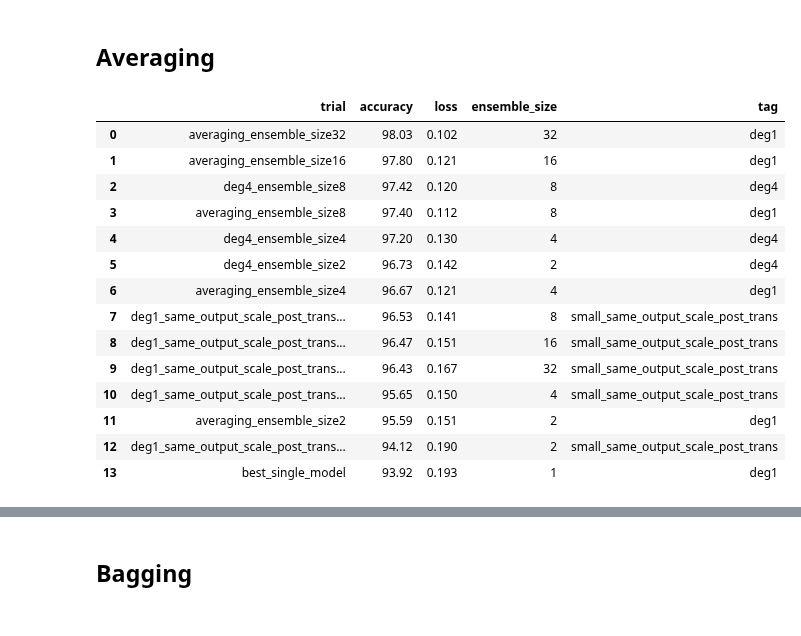
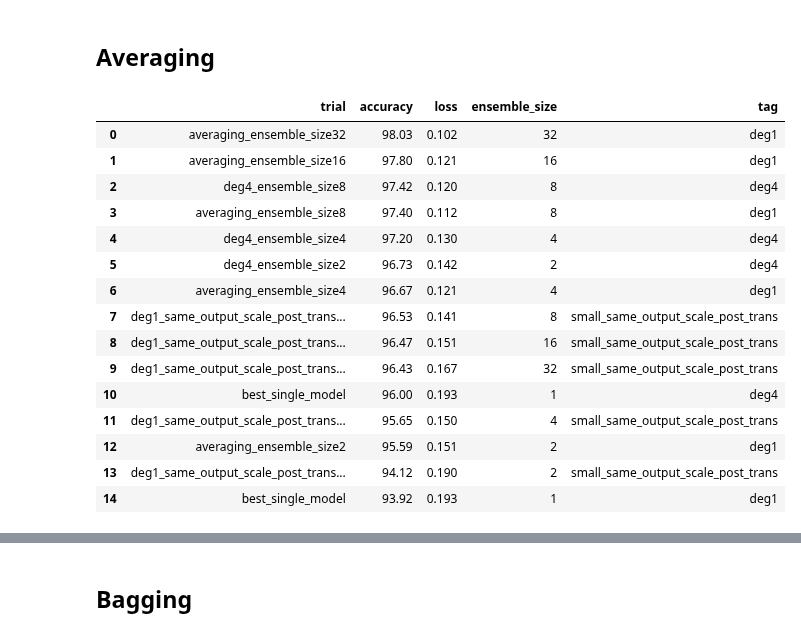
Before and after one commit to oliviaweng/logicnets, a Jupyter notebook: examples/mnist/plots/analysis.ipynb, the cells around one changed output, grey strips where cells are left out. Drawn from its saved outputs; the diff is of its cells as text; code cells hidden in the pictures.

```diff
--- a/examples/mnist/plots/analysis.ipynb
+++ b/examples/mnist/plots/analysis.ipynb
@@ -17,7 +17,15 @@ BEST_SINGLE_MODEL = {
     "ensemble_size": 1,
     "tag": "deg1",
 }
+BEST_SINGLE_MODEL_DEG4 = {
+    "trial": "best_single_model",
+    "accuracy": 96,
+    "loss": 0.193, # Train loss
+    "ensemble_size": 1,
+    "tag": "deg4",
+}
 BEST_SINGLE_MODEL_DF = pd.DataFrame(BEST_SINGLE_MODEL, index=[0])
+BEST_SINGLE_MODEL_DEG4_DF = pd.DataFrame(BEST_SINGLE_MODEL_DEG4, index=[0])
 # %%
 def parse_ensembling_experiment(experiment_dir):
     """
@@ -102,11 +110,13 @@ def parse_seq_ensemble_exp(experiment_dir):
 # TODO: Parse individual model performance for sequentially trained ensembles
 
 
-def add_single_model_data(df):
+def add_single_model_data(df, add_multi_deg=False):
     """
     Concat single model dataframes to given dataframe
     """
     df = pd.concat([df, BEST_SINGLE_MODEL_DF], ignore_index=True)
+    if add_multi_deg:
+        df = pd.concat([df, BEST_SINGLE_MODEL_DEG4_DF], ignore_index=True)
     return df
 
 def plot_two_ensembles(df, model1, model2):
@@ -137,26 +147,27 @@ def plot_two_ensembles(df, model1, model2):
 # %%
 experiment_dir = "../averaging"
 df = parse_ensembling_experiment(experiment_dir)
-df = add_single_model_data(df)
+df = add_single_model_data(df, add_multi_deg=True)
 df = df.sort_values("accuracy", ignore_index=True, ascending=False)
 averaging_df = df
 df
 # %% [output]
 |  | trial | accuracy | loss | ensemble_size | tag |
 | 0 | averaging_ensemble_size32 | 98.03 | 0.102 | 32 | deg1 |
 | 1 | averaging_ensemble_size16 | 97.80 | 0.121 | 16 | deg1 |
 | 2 | deg4_ensemble_size8 | 97.42 | 0.120 | 8 | deg4 |
 | 3 | averaging_ensemble_size8 | 97.40 | 0.112 | 8 | deg1 |
 | 4 | deg4_ensemble_size4 | 97.20 | 0.130 | 4 | deg4 |
 | 5 | deg4_ensemble_size2 | 96.73 | 0.142 | 2 | deg4 |
 | 6 | averaging_ensemble_size4 | 96.67 | 0.121 | 4 | deg1 |
 | 7 | deg1_same_output_scale_post_trans... | 96.53 | 0.141 | 8 | small_same_output_scale_post_trans |
 | 8 | deg1_same_output_scale_post_trans... | 96.47 | 0.151 | 16 | small_same_output_scale_post_trans |
 | 9 | deg1_same_output_scale_post_trans... | 96.43 | 0.167 | 32 | small_same_output_scale_post_trans |
-| 10 | deg1_same_output_scale_post_trans... | 95.65 | 0.150 | 4 | small_same_output_scale_post_trans |
-| 11 | averaging_ensemble_size2 | 95.59 | 0.151 | 2 | deg1 |
-| 12 | deg1_same_output_scale_post_trans... | 94.12 | 0.190 | 2 | small_same_output_scale_post_trans |
-| 13 | best_single_model | 93.92 | 0.193 | 1 | deg1 |
+| 10 | best_single_model | 96.00 | 0.193 | 1 | deg4 |
+| 11 | deg1_same_output_scale_post_trans... | 95.65 | 0.150 | 4 | small_same_output_scale_post_trans |
+| 12 | averaging_ensemble_size2 | 95.59 | 0.151 | 2 | deg1 |
+| 13 | deg1_same_output_scale_post_trans... | 94.12 | 0.190 | 2 | small_same_output_scale_post_trans |
+| 14 | best_single_model | 93.92 | 0.193 | 1 | deg1 |
 # %%
 """
 Line plot of accuracy vs ensemble size
```
Also changed, not shown: parts of 7 cells of this notebook, 12 other files.
